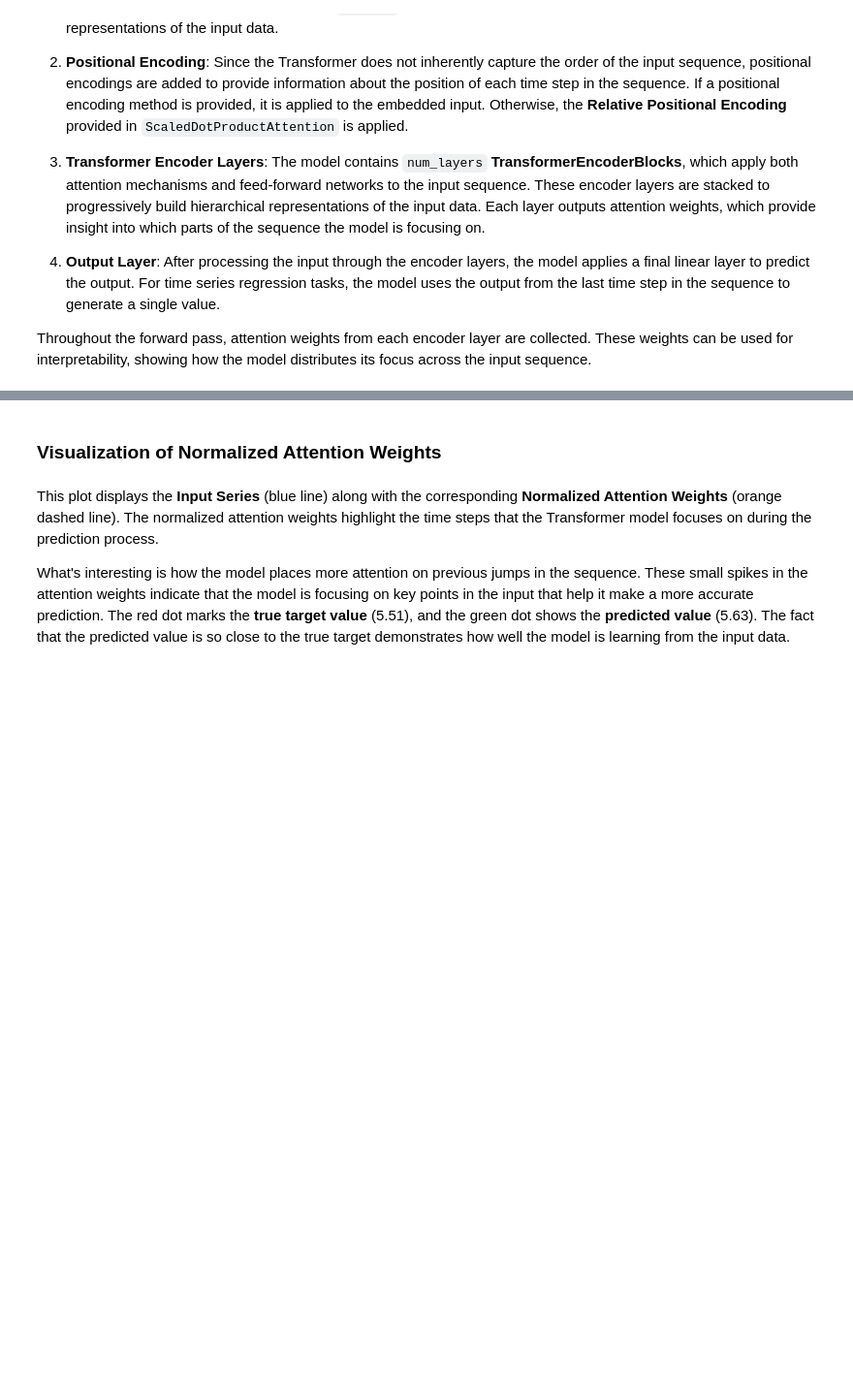
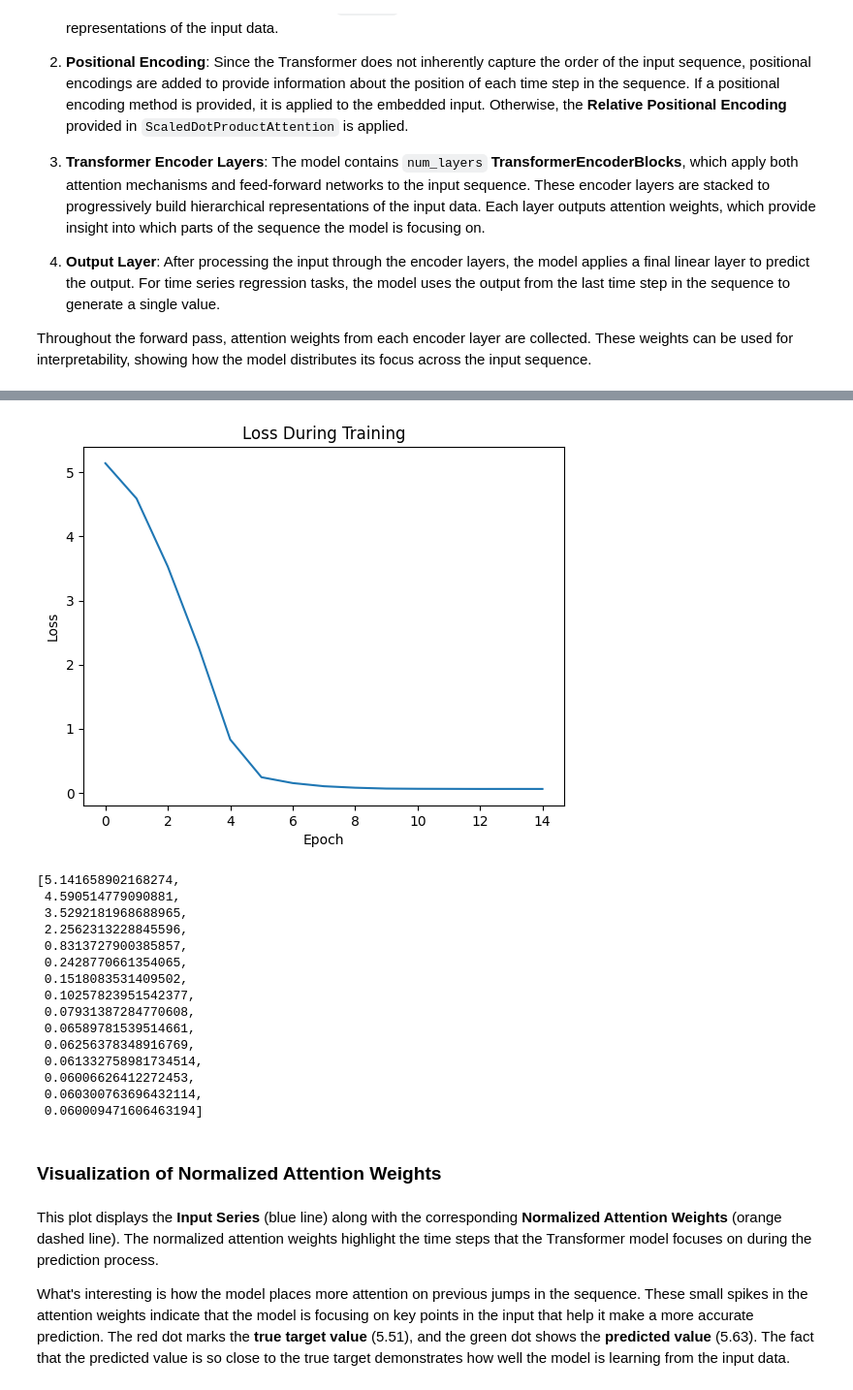
Before and after one commit to dbdmg/llm, a Jupyter notebook: lab02/text-02-attention.ipynb, the cells around one changed output, grey strips where cells are left out. Shown at 97% size. Cells and saved outputs as stored; diff of their text form; code cells hidden in the pictures; blank space fills up the shorter version.

```diff
--- a/lab02/text-02-attention.ipynb
+++ b/lab02/text-02-attention.ipynb
@@ -262,7 +270,7 @@ class TransformerEncoderBlock(nn.Module):
         self.norm1 = nn.LayerNorm(d_model)
 
         #TODO: Define the second layer normalization
-        self.norm2 = ...
+        self.norm2 = nn.LayerNorm(d_model)
 
         # Feed-forward network
         self.ffn = nn.Sequential(
@@ -290,10 +298,10 @@ class TransformerEncoderBlock(nn.Module):
         x = self.norm1(x + self.dropout(attention_output))
 
         # TODO: Pass the output through the feed-forward network
-        ffn_output = ...
+        ffn_output = self.ffn(x)
 
         #TODO: Apply the second layer normalization with the residual connection
-        output = ...
+        output = self.norm2(ffn_output)
 
         return output, attention_weights
 # %% [markdown]
@@ -391,26 +399,26 @@ def train_model(model, dataloader, criterion, optimizer, num_epochs=10):
         # TODO: Iterate over the batches of the dataloader
         for inputs, target in dataloader:
             # TODO: Add a feature dimension to the input data (input_size is assumed to be 1)
-            inputs = ...  # Shape: [batch_size, seq_len, input_size]
+            inputs = inputs.unsqueeze(2)  # Shape: [batch_size, seq_len, input_size]
 
             # TODO: Zero the gradients of the optimizer
-
+            optimizer.zero_grad()
 
             # TODO: Perform a forward pass through the model and compute the loss
-            outputs, _ = ...
-            loss = ...
+            outputs, _ = model(inputs)
+            loss = criterion(outputs.squeeze(), target)
 
             # TODO: Perform backpropagation to compute the gradients
-
+            loss.backward()
 
             # TODO: Update the model's parameters using the optimizer
-
+            optimizer.step()
 
             # Accumulate the total loss for this batch
-            total_loss += ...
+            total_loss += loss.item()
 
         # TODO: Compute the average loss for the current epoch
-        avg_loss = ...
+        avg_loss = total_loss/len(dataloader)
 
         loss_history.append(avg_loss)
 
@@ -429,11 +437,13 @@ num_samples = 1000 # Number of samples in the dataset
 num_epochs = 15 # Number of training epochs
 # %%
 # TODO: Initialize the DataLoader
-dataset = ...
-dataloader = ...
+
+dataset = TimeSeriesDataset(seq_len, num_samples)
+dataloader = torch.utils.data.DataLoader(dataset, batch_size, shuffle=True)
 
 # TODO: Instantiate the criterion (MSE loss) and the optimizer (Adam) with a learning rate of 0.0005
-criterion = ...
-optimizer = ...
-
+criterion = nn.MSELoss()
+optimizer = torch.optim.Adam(model.parameters(), lr=0.0005)
 # TODO: Train the model
+train_model(model,dataloader,criterion, optimizer,num_epochs)
+# %% [output]
@@ -440,3 +465,19 @@ optimizer = ...
+[figure, added]
+[5.141658902168274,
+ 4.590514779090881,
+ 3.5292181968688965,
+ 2.2562313228845596,
+ 0.8313727900385857,
+ 0.2428770661354065,
+ 0.1518083531409502,
+ 0.10257823951542377,
+ 0.07931387284770608,
+ 0.06589781539514661,
+ 0.06256378348916769,
+ 0.061332758981734514,
+ 0.06006626412272453,
+ 0.060300763696432114,
+ 0.060009471606463194]
 # %% [markdown]
 ### Visualization of Normalized Attention Weights
 # %% [markdown]
```
Also changed, not shown: parts of 10 cells of this notebook.
